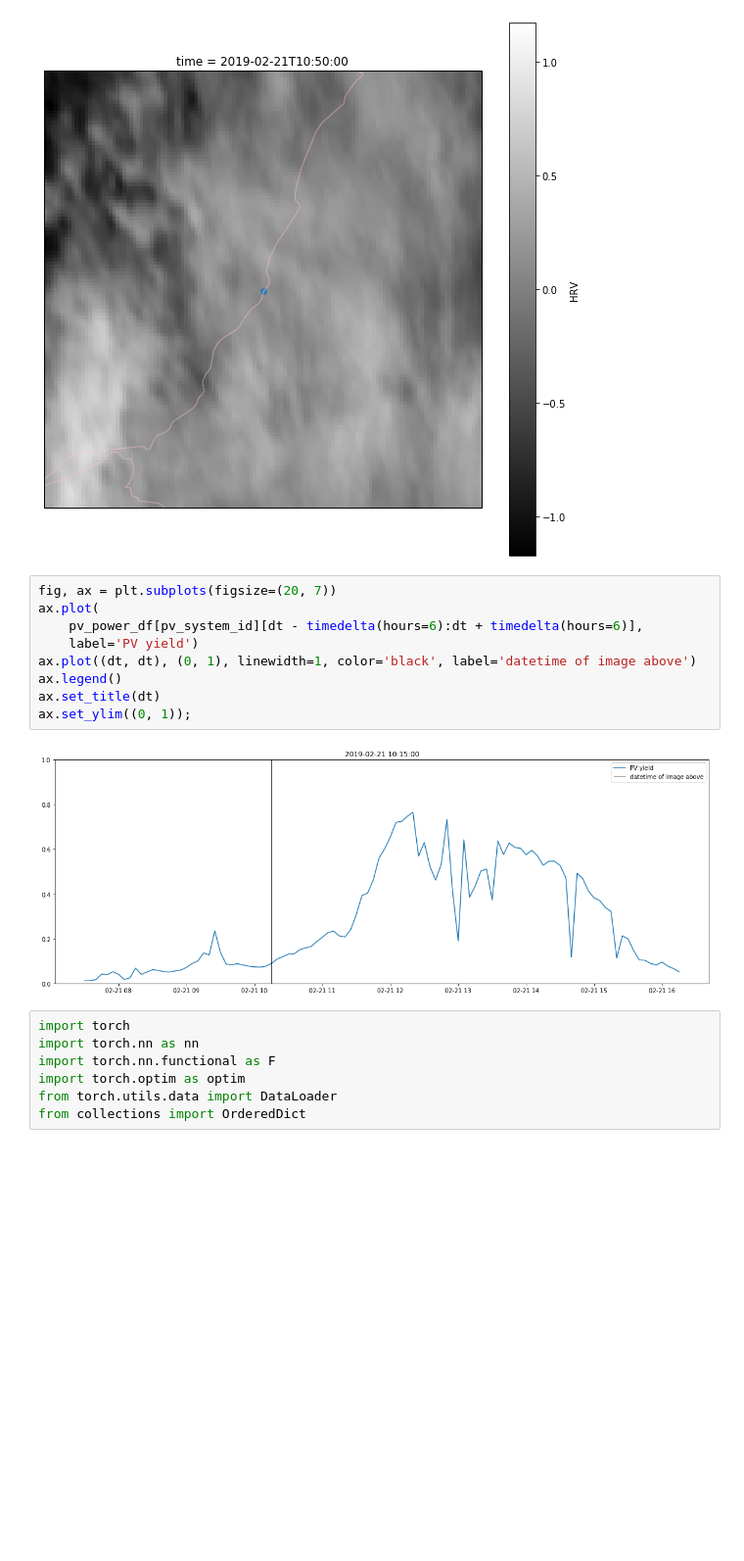
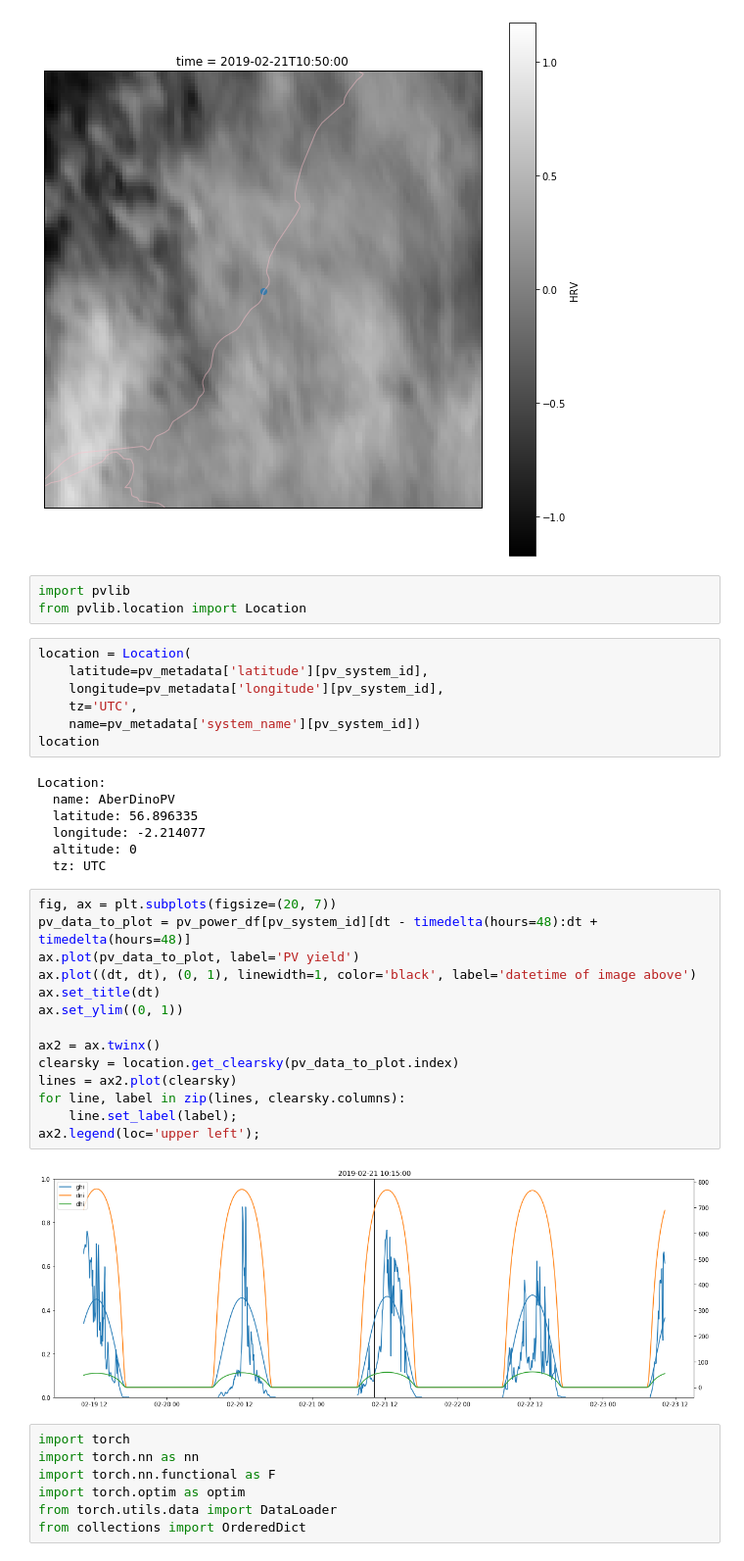
Before and after one commit to openclimatefix/predict_pv_yield_OLD, a Jupyter notebook: notebooks/data_analysis/ML_experiment_001.ipynb, the cells around one changed output. Shown at 98% size. Drawn from its saved outputs; the diff is of its cells as text; blank space fills up the shorter version.

Commit message:
now uses clearsky!  Closes #6. Closes #7.  Closes #10

```diff
--- a/notebooks/data_analysis/ML_experiment_001.ipynb
+++ b/notebooks/data_analysis/ML_experiment_001.ipynb
@@ -202,17 +202,39 @@ img = sat_data.isel(time=10).plot.imshow(ax=ax, cmap='gray', origin='upper', add
 path_collection = ax.scatter(x=x, y=y, alpha=0.7)
 # %% [output]
 [figure]
+# %%
+import pvlib
+from pvlib.location import Location
+# %%
+location = Location(
+    latitude=pv_metadata['latitude'][pv_system_id],
+    longitude=pv_metadata['longitude'][pv_system_id],
+    tz='UTC',
+    name=pv_metadata['system_name'][pv_system_id])
+location
+# %% [output]
+Location:
+  name: AberDinoPV
+  latitude: 56.896335
+  longitude: -2.214077
+  altitude: 0
+  tz: UTC
 # %%
 fig, ax = plt.subplots(figsize=(20, 7))
-ax.plot(
-    pv_power_df[pv_system_id][dt - timedelta(hours=6):dt + timedelta(hours=6)],
-    label='PV yield')
+pv_data_to_plot = pv_power_df[pv_system_id][dt - timedelta(hours=48):dt + timedelta(hours=48)]
+ax.plot(pv_data_to_plot, label='PV yield')
 ax.plot((dt, dt), (0, 1), linewidth=1, color='black', label='datetime of image above')
-ax.legend()
 ax.set_title(dt)
-ax.set_ylim((0, 1));
+ax.set_ylim((0, 1))
+
+ax2 = ax.twinx()
+clearsky = location.get_clearsky(pv_data_to_plot.index)
+lines = ax2.plot(clearsky)
+for line, label in zip(lines, clearsky.columns):
+    line.set_label(label);
+ax2.legend(loc='upper left');
 # %% [output]
-[figure, old version]
+[figure, new version]
 # %%
 import torch
 import torch.nn as nn
```
Also changed, not shown: parts of 12 cells of this notebook.
